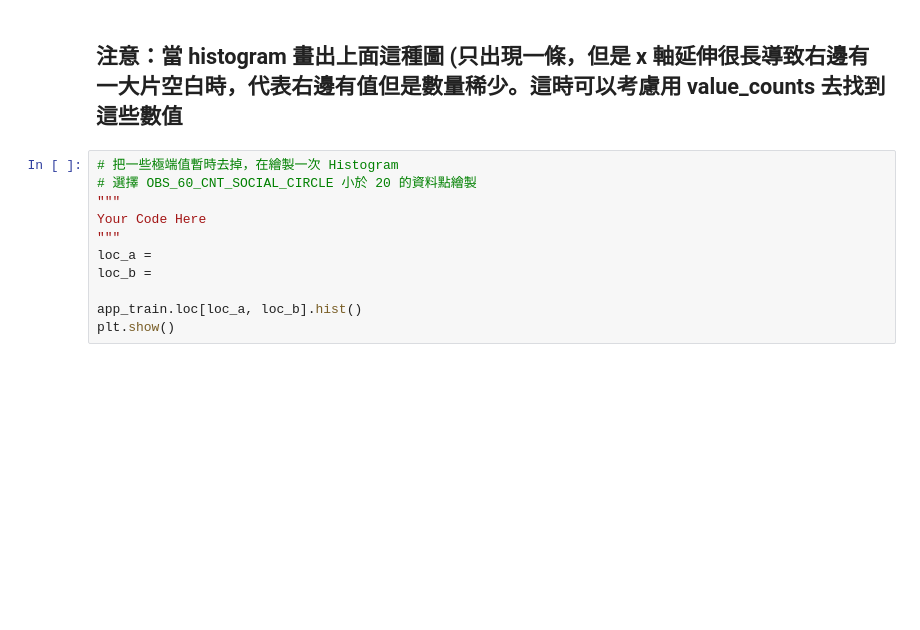
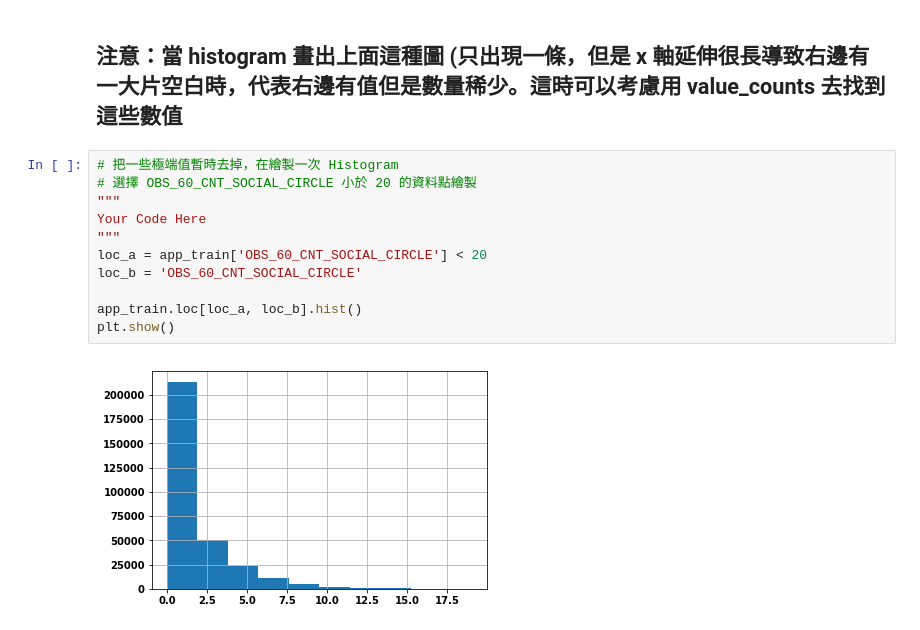
Before and after one commit to bluesky6529/2nd-ML100Days, a Jupyter notebook: homework/Day_006_HW.ipynb, the cells around one changed output. Drawn from its saved outputs; the diff is of its cells as text; blank space fills up the shorter version.

```diff
--- a/homework/Day_006_HW.ipynb
+++ b/homework/Day_006_HW.ipynb
@@ -173,11 +228,13 @@ print(app_train['OBS_60_CNT_SOCIAL_CIRCLE'].value_counts().sort_index(ascending
 # %%
 # 把一些極端值暫時去掉，在繪製一次 Histogram
 # 選擇 OBS_60_CNT_SOCIAL_CIRCLE 小於 20 的資料點繪製
 """
 Your Code Here
 """
-loc_a =
-loc_b =
+loc_a = app_train['OBS_60_CNT_SOCIAL_CIRCLE'] < 20
+loc_b = 'OBS_60_CNT_SOCIAL_CIRCLE'
 
 app_train.loc[loc_a, loc_b].hist()
 plt.show()
+# %% [output]
+[figure, added]
```
Also changed, not shown: parts of 6 cells of this notebook.
